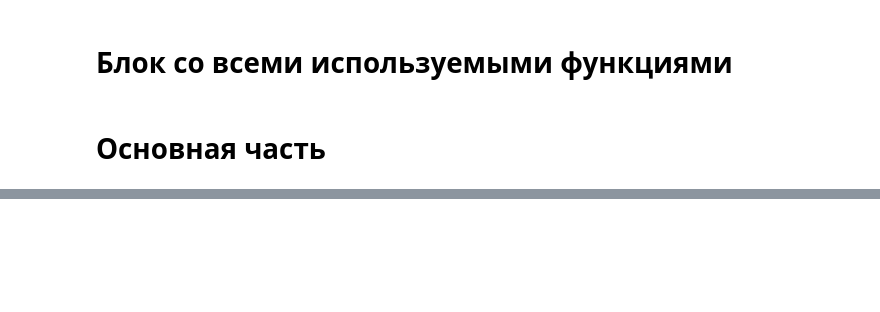
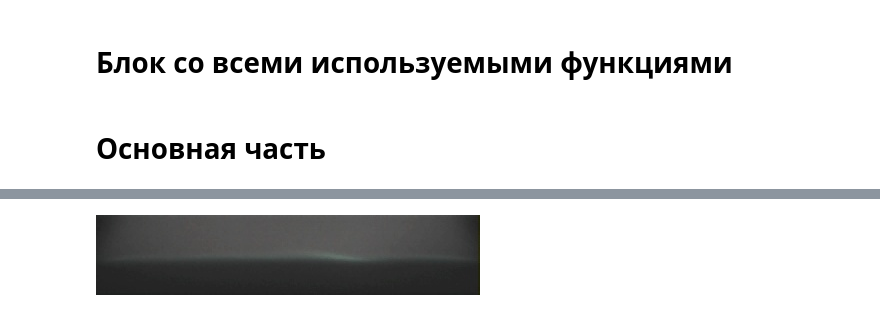
Before and after one commit to UEM000/Front-detection, a Jupyter notebook: Movie_to_picture_final.ipynb, the cells around one changed output, grey strips where cells are left out. Saved outputs shown, nothing was run; the diff lists cells and outputs as text; code cells hidden in the pictures; blank space fills up the shorter version.

```diff
--- a/Movie_to_picture_final.ipynb
+++ b/Movie_to_picture_final.ipynb
@@ -308,0 +214,20 @@ Computation complete
+# %%
+"""
+Модуль для записи изоображений из видио файлов
+"""
+video_file_name = '0.715_5.10.avi'
+output_dir = 'video_data'
+formation = 'jpg'
+if not os.path.exists(output_dir):
+        os.makedirs(output_dir)
+        print('Directory ' + output_dir + 'created')
+
+vidcap = cv2.VideoCapture(video_file_name)
+success, image = vidcap.read()
+count = 1
+while success:
+    cv2.imwrite(output_dir+ f"/image_{count}." + formation, image)
+    success, image = vidcap.read()
+    if count % 100 == 0:
+        print('Saved image ', count)
+    count += 1
@@ -308,0 +245,5 @@ Computation complete
+# %%
+rangom_image = Image.open(output_dir+ f"/image_{10}." + formation)
+rangom_image
+# %% [output]
+[figure, added]
```
Also changed, not shown: parts of 31 cells of this notebook.
